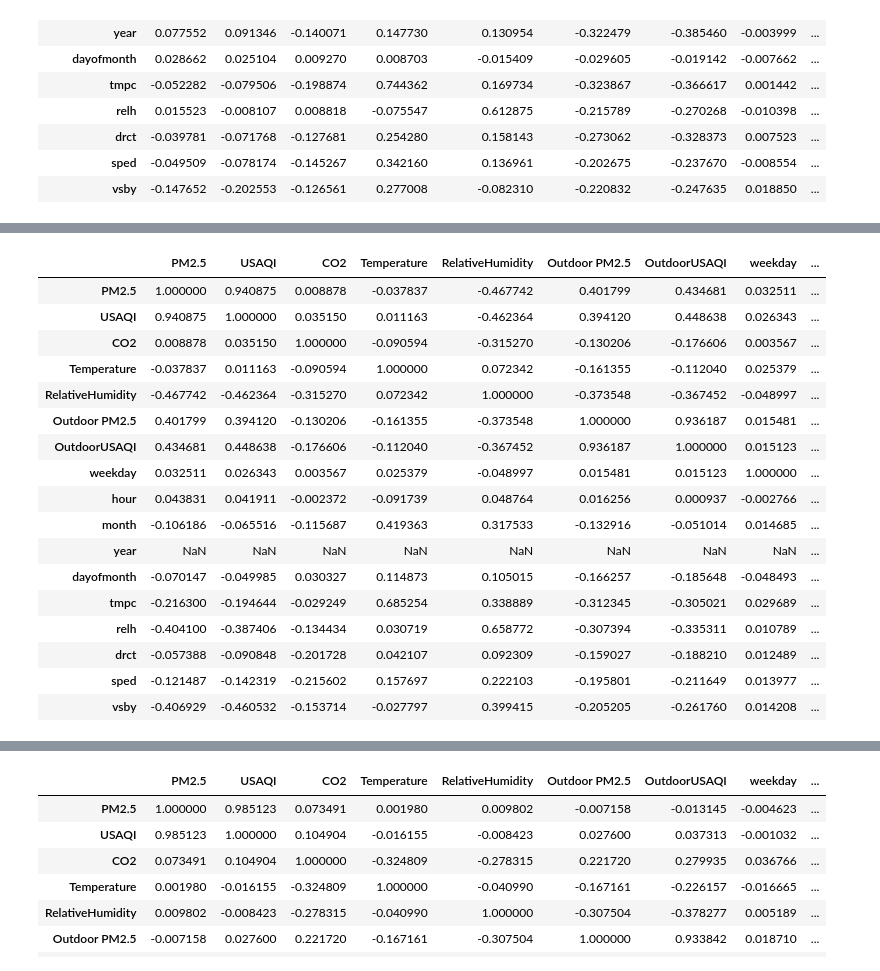
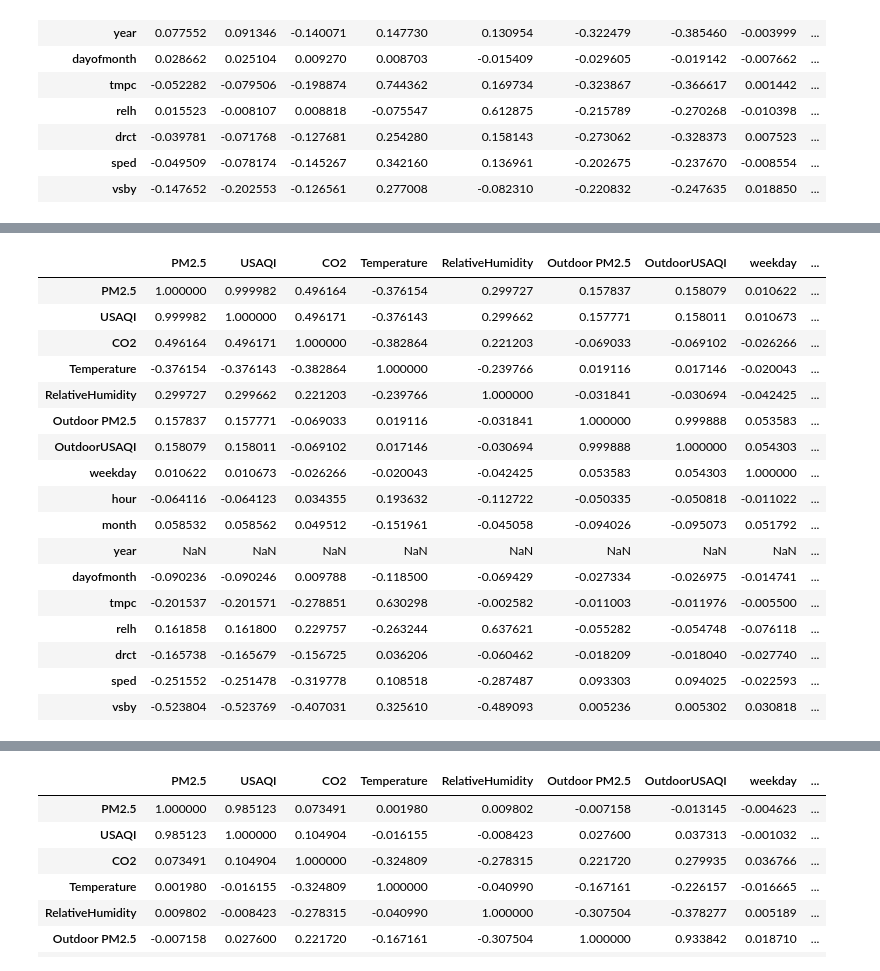
Before and after one commit to Rayyan98/airQualityDeepLearning, a Jupyter notebook: code/exploringDataNew.ipynb, the cells around one changed output, grey strips where cells are left out. Saved outputs shown, nothing was run; the diff lists cells and outputs as text; code cells hidden in the pictures.

```diff
--- a/code/exploringDataNew.ipynb
+++ b/code/exploringDataNew.ipynb
@@ -84,24 +84,24 @@ for i in range(24):
 ... (36 outputs left out)
 # %%
-df17m = df17[df17.month.isin(range(3,10))]
-df17mw = df17m[df17m.weekday.isin(range(3,6))]
-df17mw[df17mw.hour.isin(range(1,6))].corr('pearson')
+df17m = df17[df17.month.isin([10,11,12,1])]
+df17mw = df17m[df17m.weekday.isin(range(0,7))]
+df17mw[df17mw.hour.isin(range(0,24))].corr('spearman')
 # %% [output]
 |  | PM2.5 | USAQI | CO2 | Temperature | RelativeHumidity | Outdoor PM2.5 | OutdoorUSAQI | weekday | ... |
-| PM2.5 | 1.000000 | 0.940875 | 0.008878 | -0.037837 | -0.467742 | 0.401799 | 0.434681 | 0.032511 | ... |
-| USAQI | 0.940875 | 1.000000 | 0.035150 | 0.011163 | -0.462364 | 0.394120 | 0.448638 | 0.026343 | ... |
-| CO2 | 0.008878 | 0.035150 | 1.000000 | -0.090594 | -0.315270 | -0.130206 | -0.176606 | 0.003567 | ... |
-| Temperature | -0.037837 | 0.011163 | -0.090594 | 1.000000 | 0.072342 | -0.161355 | -0.112040 | 0.025379 | ... |
-| RelativeHumidity | -0.467742 | -0.462364 | -0.315270 | 0.072342 | 1.000000 | -0.373548 | -0.367452 | -0.048997 | ... |
-| Outdoor PM2.5 | 0.401799 | 0.394120 | -0.130206 | -0.161355 | -0.373548 | 1.000000 | 0.936187 | 0.015481 | ... |
-| OutdoorUSAQI | 0.434681 | 0.448638 | -0.176606 | -0.112040 | -0.367452 | 0.936187 | 1.000000 | 0.015123 | ... |
-| weekday | 0.032511 | 0.026343 | 0.003567 | 0.025379 | -0.048997 | 0.015481 | 0.015123 | 1.000000 | ... |
-| hour | 0.043831 | 0.041911 | -0.002372 | -0.091739 | 0.048764 | 0.016256 | 0.000937 | -0.002766 | ... |
-| month | -0.106186 | -0.065516 | -0.115687 | 0.419363 | 0.317533 | -0.132916 | -0.051014 | 0.014685 | ... |
+| PM2.5 | 1.000000 | 0.999982 | 0.496164 | -0.376154 | 0.299727 | 0.157837 | 0.158079 | 0.010622 | ... |
+| USAQI | 0.999982 | 1.000000 | 0.496171 | -0.376143 | 0.299662 | 0.157771 | 0.158011 | 0.010673 | ... |
+| CO2 | 0.496164 | 0.496171 | 1.000000 | -0.382864 | 0.221203 | -0.069033 | -0.069102 | -0.026266 | ... |
+| Temperature | -0.376154 | -0.376143 | -0.382864 | 1.000000 | -0.239766 | 0.019116 | 0.017146 | -0.020043 | ... |
+| RelativeHumidity | 0.299727 | 0.299662 | 0.221203 | -0.239766 | 1.000000 | -0.031841 | -0.030694 | -0.042425 | ... |
+| Outdoor PM2.5 | 0.157837 | 0.157771 | -0.069033 | 0.019116 | -0.031841 | 1.000000 | 0.999888 | 0.053583 | ... |
+| OutdoorUSAQI | 0.158079 | 0.158011 | -0.069102 | 0.017146 | -0.030694 | 0.999888 | 1.000000 | 0.054303 | ... |
+| weekday | 0.010622 | 0.010673 | -0.026266 | -0.020043 | -0.042425 | 0.053583 | 0.054303 | 1.000000 | ... |
+| hour | -0.064116 | -0.064123 | 0.034355 | 0.193632 | -0.112722 | -0.050335 | -0.050818 | -0.011022 | ... |
+| month | 0.058532 | 0.058562 | 0.049512 | -0.151961 | -0.045058 | -0.094026 | -0.095073 | 0.051792 | ... |
 | year | NaN | NaN | NaN | NaN | NaN | NaN | NaN | NaN | ... |
-| dayofmonth | -0.070147 | -0.049985 | 0.030327 | 0.114873 | 0.105015 | -0.166257 | -0.185648 | -0.048493 | ... |
-| tmpc | -0.216300 | -0.194644 | -0.029249 | 0.685254 | 0.338889 | -0.312345 | -0.305021 | 0.029689 | ... |
-| relh | -0.404100 | -0.387406 | -0.134434 | 0.030719 | 0.658772 | -0.307394 | -0.335311 | 0.010789 | ... |
-| drct | -0.057388 | -0.090848 | -0.201728 | 0.042107 | 0.092309 | -0.159027 | -0.188210 | 0.012489 | ... |
-| sped | -0.121487 | -0.142319 | -0.215602 | 0.157697 | 0.222103 | -0.195801 | -0.211649 | 0.013977 | ... |
-| vsby | -0.406929 | -0.460532 | -0.153714 | -0.027797 | 0.399415 | -0.205205 | -0.261760 | 0.014208 | ... |
+| dayofmonth | -0.090236 | -0.090246 | 0.009788 | -0.118500 | -0.069429 | -0.027334 | -0.026975 | -0.014741 | ... |
+| tmpc | -0.201537 | -0.201571 | -0.278851 | 0.630298 | -0.002582 | -0.011003 | -0.011976 | -0.005500 | ... |
+| relh | 0.161858 | 0.161800 | 0.229757 | -0.263244 | 0.637621 | -0.055282 | -0.054748 | -0.076118 | ... |
+| drct | -0.165738 | -0.165679 | -0.156725 | 0.036206 | -0.060462 | -0.018209 | -0.018040 | -0.027740 | ... |
+| sped | -0.251552 | -0.251478 | -0.319778 | 0.108518 | -0.287487 | 0.093303 | 0.094025 | -0.022593 | ... |
+| vsby | -0.523804 | -0.523769 | -0.407031 | 0.325610 | -0.489093 | 0.005236 | 0.005302 | 0.030818 | ... |
```
Also changed, not shown: parts of 5 cells of this notebook, 3 other files.
